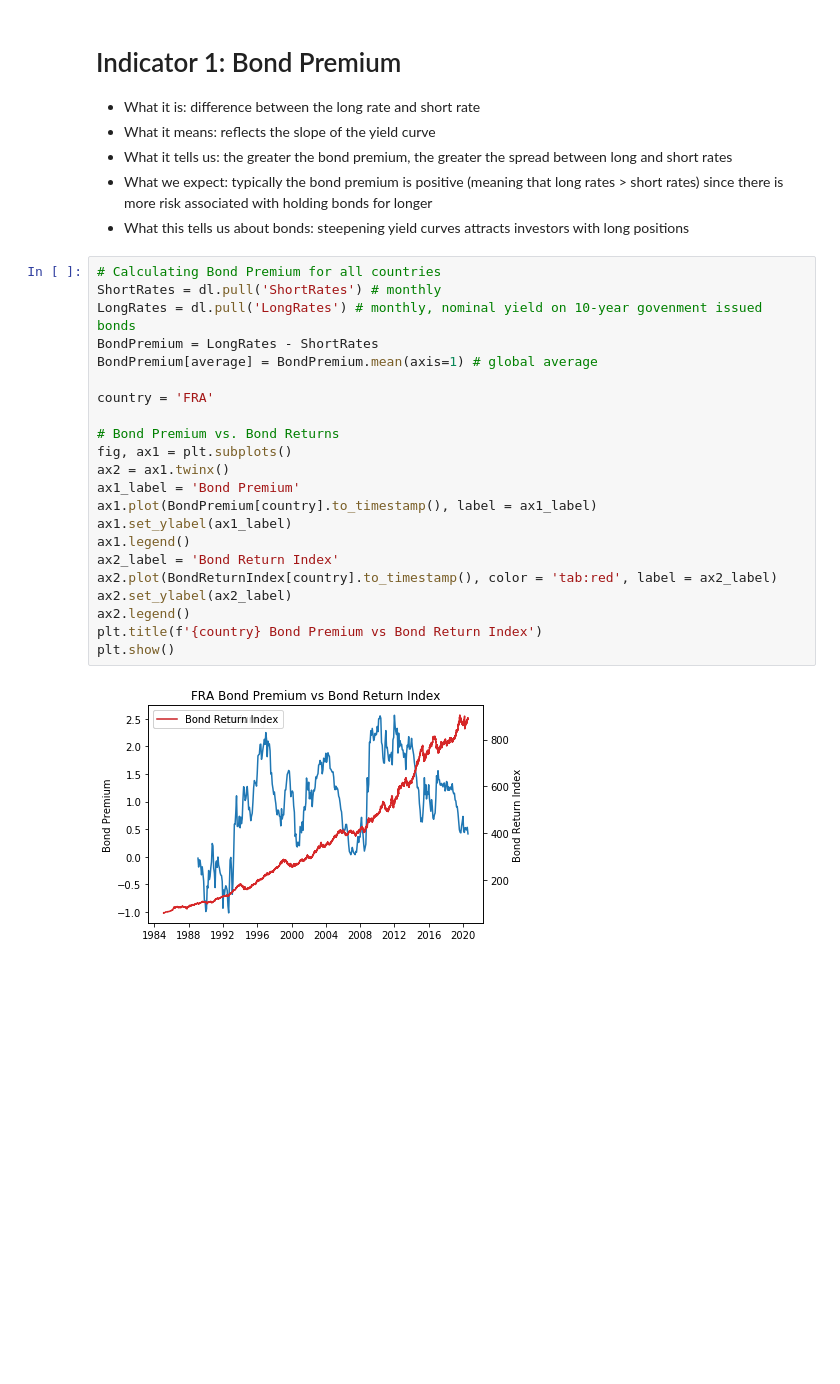
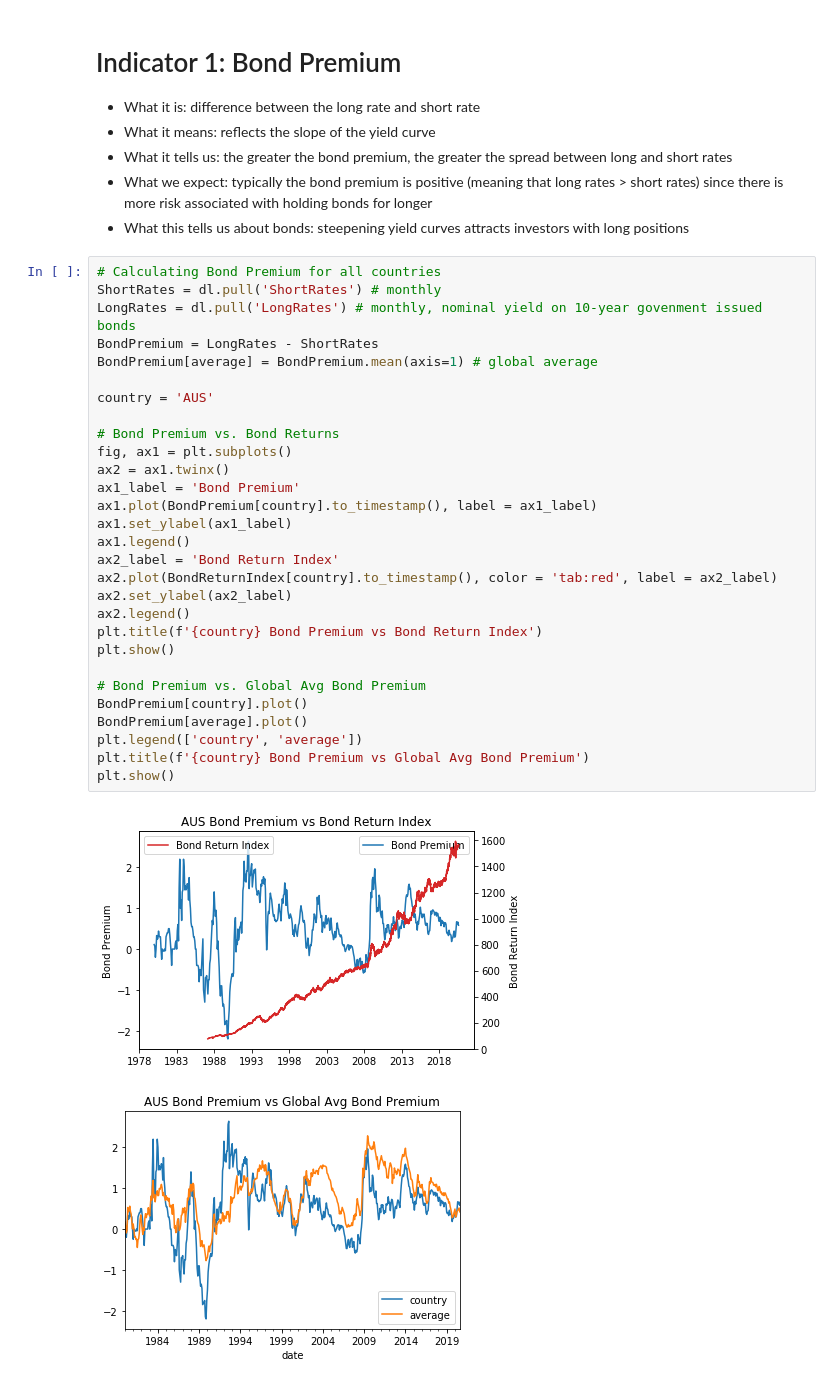
Before and after one commit to Mike-Huntress/Internship2020, a Jupyter notebook: Project.ipynb, the cells around one changed output. Saved outputs shown, nothing was run; the diff lists cells and outputs as text; blank space fills up the shorter version.

```diff
--- a/Project.ipynb
+++ b/Project.ipynb
@@ -52,24 +31,32 @@ To register the converters:
 # %%
 # Calculating Bond Premium for all countries
 ShortRates = dl.pull('ShortRates') # monthly
 LongRates = dl.pull('LongRates') # monthly, nominal yield on 10-year govenment issued bonds
 BondPremium = LongRates - ShortRates
 BondPremium[average] = BondPremium.mean(axis=1) # global average
 
-country = 'FRA'
+country = 'AUS'
 
 # Bond Premium vs. Bond Returns
 fig, ax1 = plt.subplots()
 ax2 = ax1.twinx()
 ax1_label = 'Bond Premium'
 ax1.plot(BondPremium[country].to_timestamp(), label = ax1_label)
 ax1.set_ylabel(ax1_label)
 ax1.legend()
 ax2_label = 'Bond Return Index'
 ax2.plot(BondReturnIndex[country].to_timestamp(), color = 'tab:red', label = ax2_label)
 ax2.set_ylabel(ax2_label)
 ax2.legend()
 plt.title(f'{country} Bond Premium vs Bond Return Index')
 plt.show()
+
+# Bond Premium vs. Global Avg Bond Premium
+BondPremium[country].plot()
+BondPremium[average].plot()
+plt.legend(['country', 'average'])
+plt.title(f'{country} Bond Premium vs Global Avg Bond Premium')
+plt.show()
 # %% [output]
-[figure, old version]
+[figure, new version]
+[figure, added]
```
Also changed, not shown: parts of 6 cells of this notebook.
